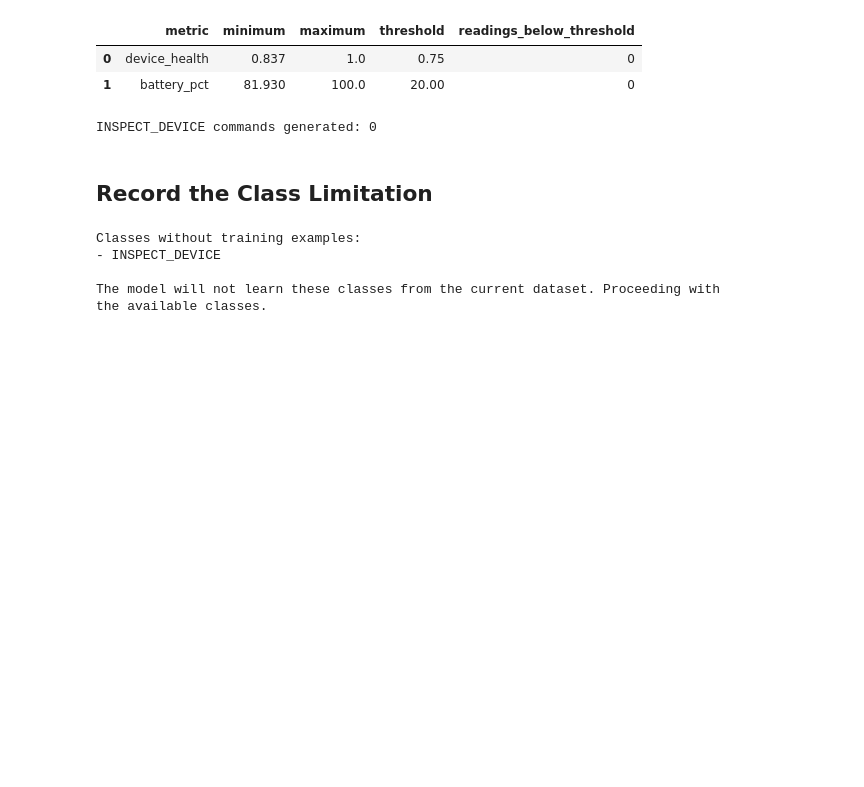
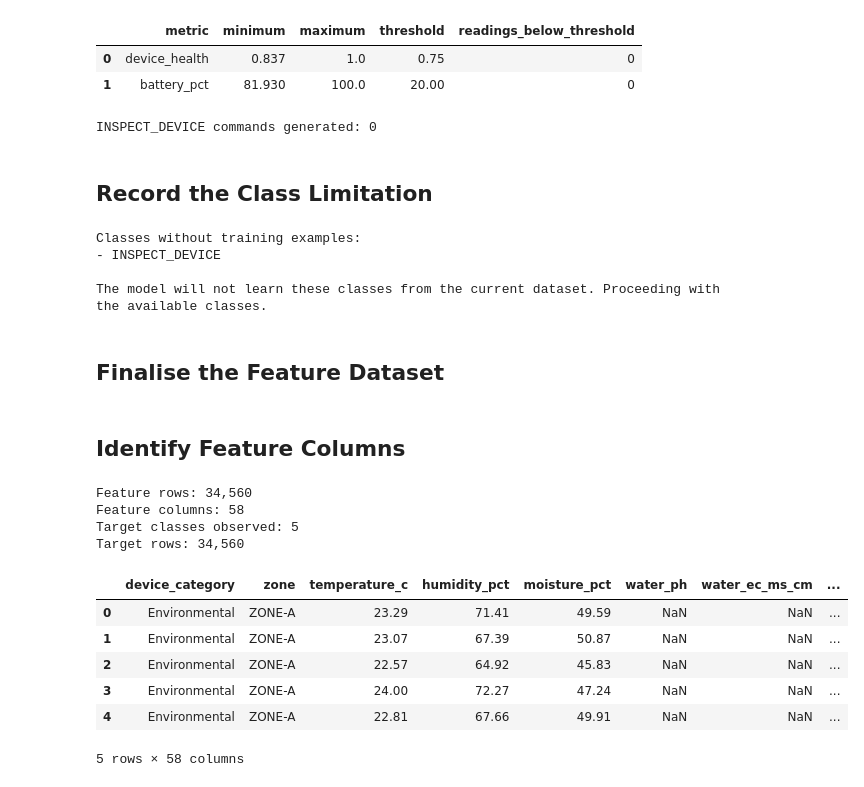
Before and after one commit to Quen-Drew-02/Smart-X-ML, a Jupyter notebook: notebooks/03_feature_engineering.ipynb, the cells around one changed output. Cells and saved outputs as stored; diff of their text form; code cells hidden in the pictures; blank space fills up the shorter version.

```diff
--- a/notebooks/03_feature_engineering.ipynb
+++ b/notebooks/03_feature_engineering.ipynb
@@ -506,3 +506,42 @@ Classes without training examples:
 - INSPECT_DEVICE
 
 The model will not learn these classes from the current dataset. Proceeding with the available classes.
+# %% [markdown]
+## Finalise the Feature Dataset
+# %% [markdown]
+## Identify Feature Columns
+# %%
+excluded_columns = {
+    "timestamp",
+    "device_id",
+    "target_action",
+    "target_action_timestamp",
+}
+
+feature_columns = [
+    column
+    for column in feature_df.columns
+    if column not in excluded_columns
+]
+
+X = feature_df[feature_columns].copy()
+y = feature_df["target_action"].copy()
+
+print(f"Feature rows: {len(X):,}")
+print(f"Feature columns: {len(feature_columns):,}")
+print(f"Target classes observed: {y.nunique()}")
+print(f"Target rows: {len(y):,}")
+
+display(X.head())
+# %% [output]
+Feature rows: 34,560
+Feature columns: 58
+Target classes observed: 5
+Target rows: 34,560
+|  | device_category | zone | temperature_c | humidity_pct | moisture_pct | water_ph | water_ec_ms_cm | ... |
+| 0 | Environmental | ZONE-A | 23.29 | 71.41 | 49.59 | NaN | NaN | ... |
+| 1 | Environmental | ZONE-A | 23.07 | 67.39 | 50.87 | NaN | NaN | ... |
+| 2 | Environmental | ZONE-A | 22.57 | 64.92 | 45.83 | NaN | NaN | ... |
+| 3 | Environmental | ZONE-A | 24.00 | 72.27 | 47.24 | NaN | NaN | ... |
+| 4 | Environmental | ZONE-A | 22.81 | 67.66 | 49.91 | NaN | NaN | ... |
+5 rows × 58 columns
```
Also changed, not shown: parts of 6 cells of this notebook.
